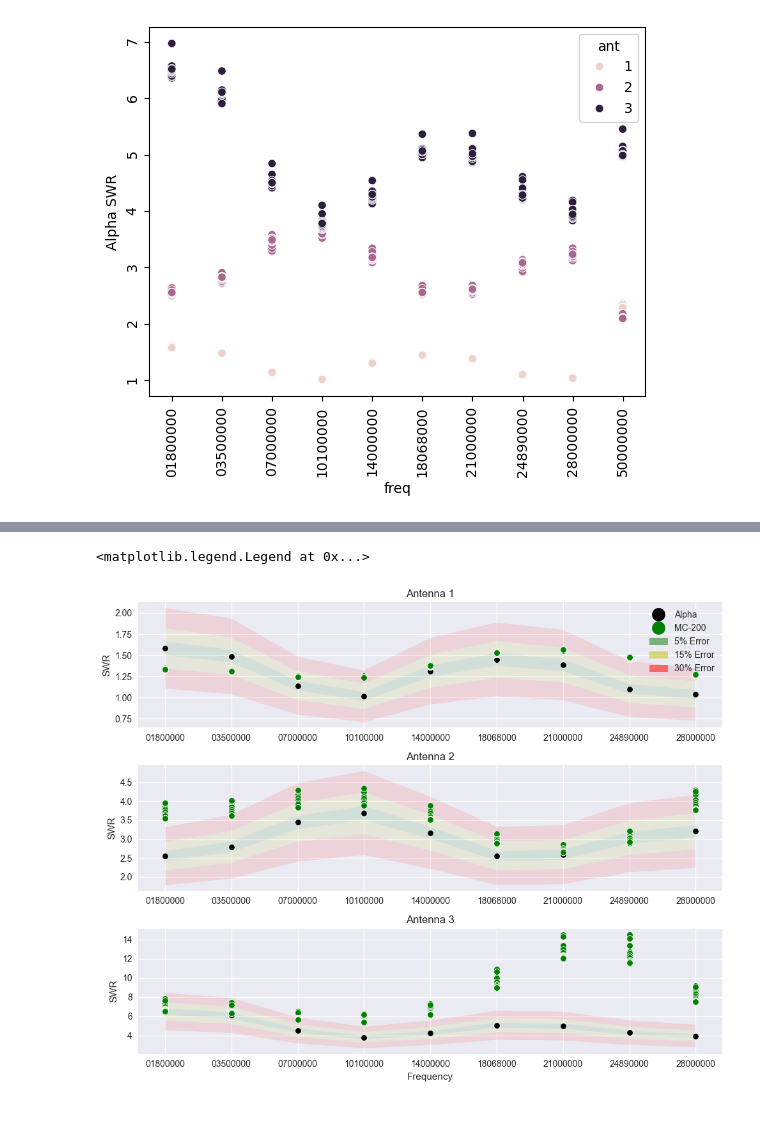
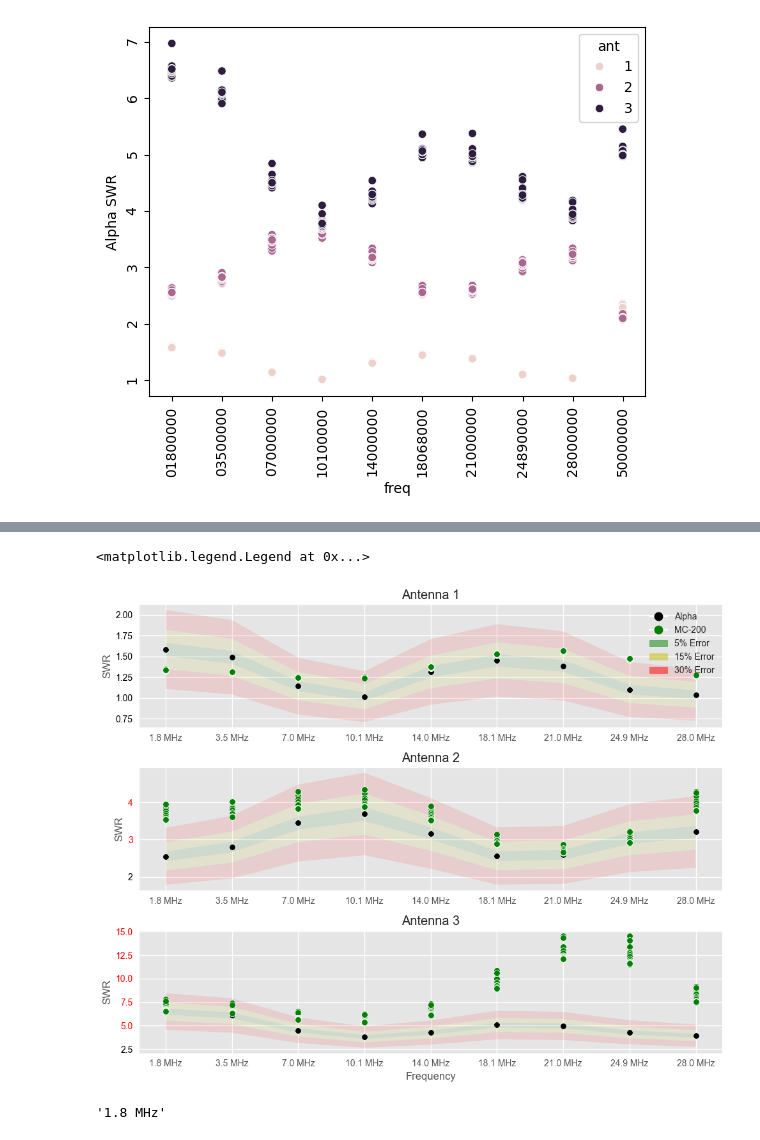
Before and after one commit to DaelonSuzuka/TunerLab, a Jupyter notebook: meter/reporting.ipynb, the cells around one changed output, grey strips where cells are left out. Drawn from its saved outputs; the diff is of its cells as text; code cells hidden in the pictures.

Commit message:
Update the alpha meter comparison chart.

```diff
--- a/meter/reporting.ipynb
+++ b/meter/reporting.ipynb
@@ -154,52 +188,75 @@ fig, ax = plt.subplots(nrows=3,figsize=(10,8))
 for n in range(1,4):
     y1 =df_agg.query('ant==@n')['mean']
     # 5% fill
+    axis=ax[n-1]
     args = {'alpha':0.1, 'edgecolor': None}
-    ax[n-1].fill_between(df_ant['freq'], y1=y1, y2=y1 *1.05, color='g', **args)
-    ax[n-1].fill_between(df_ant['freq'], y1=y1, y2=y1 *0.95, color='g', **args)
+    axis.fill_between(df_ant['freq'], y1=y1, y2=y1 *1.05, color='g', **args)
+    axis.fill_between(df_ant['freq'], y1=y1, y2=y1 *0.95, color='g', **args)
     # % 15 fill
-    ax[n-1].fill_between(df_ant['freq'], y1=y1 *1.05,y2=y1*1.15, color='y', **args)
-    ax[n-1].fill_between(df_ant['freq'], y1=y1 *0.95,y2=y1*0.85, color='y', **args)
+    axis.fill_between(df_ant['freq'], y1=y1 *1.05,y2=y1*1.15, color='y', **args)
+    axis.fill_between(df_ant['freq'], y1=y1 *0.95,y2=y1*0.85, color='y', **args)
     # % 30 fill
-    ax[n-1].fill_between(df_ant['freq'], y1=y1 *1.15,y2=y1*1.30, color='r', **args)
-    ax[n-1].fill_between(df_ant['freq'], y1=y1 *0.85,y2=y1*0.7 , color='r', **args)
+    axis.fill_between(df_ant['freq'], y1=y1 *1.15,y2=y1*1.30, color='r', **args)
+    axis.fill_between(df_ant['freq'], y1=y1 *0.85,y2=y1*0.7 , color='r', **args)
 
 
     df_ant = df_agg.query('ant==@n')
-    #ax[n-1].errorbar(x=df_ant['freq'], y=df_ant['mean'], yerr=df_ant['std'], fmt='none', color='k', capsize=5)  # custom error bars
-    sns.scatterplot(df_ant, x='freq', y='mean', ax=ax[n-1], color='k')
+    #axis.errorbar(x=df_ant['freq'], y=df_ant['mean'], yerr=df_ant['std'], fmt='none', color='k', capsize=5)  # custom error bars
+    sns.scatterplot(df_ant, x='freq', y='mean', ax=axis, color='k')
 
     # plot the actual data
-    sns.scatterplot(df.query('ant==@n & freq!="50000000"'), x='freq', y='MC-200 SWR', ax = ax[n-1], color='g')
+    sns.scatterplot(df.query('ant==@n & freq!="50000000"'), x='freq', y='MC-200 SWR', ax = axis, color='g')
 
-    ax[n-1].set_ylabel("SWR")
-    ax[n-1].set_xlabel("")
-    ax[n-1].set_title(f"Antenna {n}")
+
+
+    axis.set_ylabel("SWR")
+    axis.set_xlabel("")
+    axis.set_title(f"Antenna {n}")
+    # Change the color of y-tick labels based on their value
+    for tick in axis.get_yticklabels():
+      tick_value = float(tick.get_text())
+      if tick_value >= 3:
+            tick.set_color('red')
+      else:
+            tick.set_color('black')
+
+    # Custom x-tick labels
+    tick_labels = {t._text: f"{float(t._text)/1e6:0.01f} MHz" for t in axis.get_xticklabels()}
+    axis.set_xticks(list(tick_labels.keys()))
+    axis.set_xticklabels([tick_labels[k] for k in tick_labels.keys()])
+
+# plot the old data
+#sns.scatterplot(old_data.query('freq!="50000000"'), x='freq', y='t_swr', ax = ax[0], color='b')
 
 plt.xlabel("Frequency")
 
 
 plt.tight_layout()
 plt.style.use('ggplot')
 
 
 from matplotlib.lines import Line2D
 from matplotlib.patches import Patch
 legend_elements = [Line2D([0], [0], color=None, marker='o', label='Alpha',
-                          markerfacecolor='k', markersize=15),
+                          markerfacecolor='k', markersize=10),
                    Line2D([0], [0], color=None, marker='o', label='MC-200',
-                          markerfacecolor='g', markersize=15),
+                          markerfacecolor='g', markersize=10),
+                   #Line2D([0], [0], color=None, marker='o', label='Bruene',
+                          #markerfacecolor='b', markersize=10),
                    Patch(facecolor='g', edgecolor='g', alpha=0.5,
                          label='5% Error'),
                    Patch(facecolor='y', edgecolor='y', alpha=0.5,
                          label='15% Error'),
                    Patch(facecolor='r', edgecolor='r', alpha=0.5,
                          label='30% Error')]
 
 ax[0].legend(handles=legend_elements, loc='upper right')
 
 # TODO : label map for frequencies
-#
 # %% [output]
 <matplotlib.legend.Legend at 0x...>
-[figure, old version]
+[figure, new version]
+# %%
+f"{int(tick_labels[0]._text)/1e6} MHz"
+# %% [output]
+'1.8 MHz'
```
Also changed, not shown: parts of 2 cells of this notebook.
